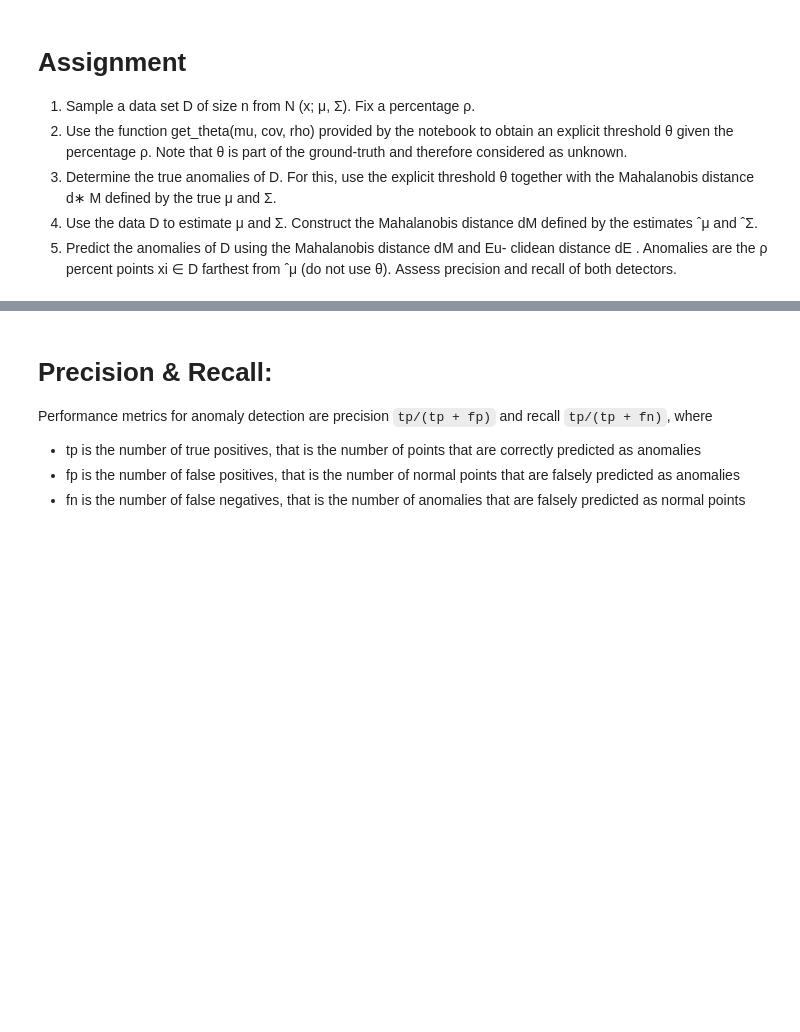
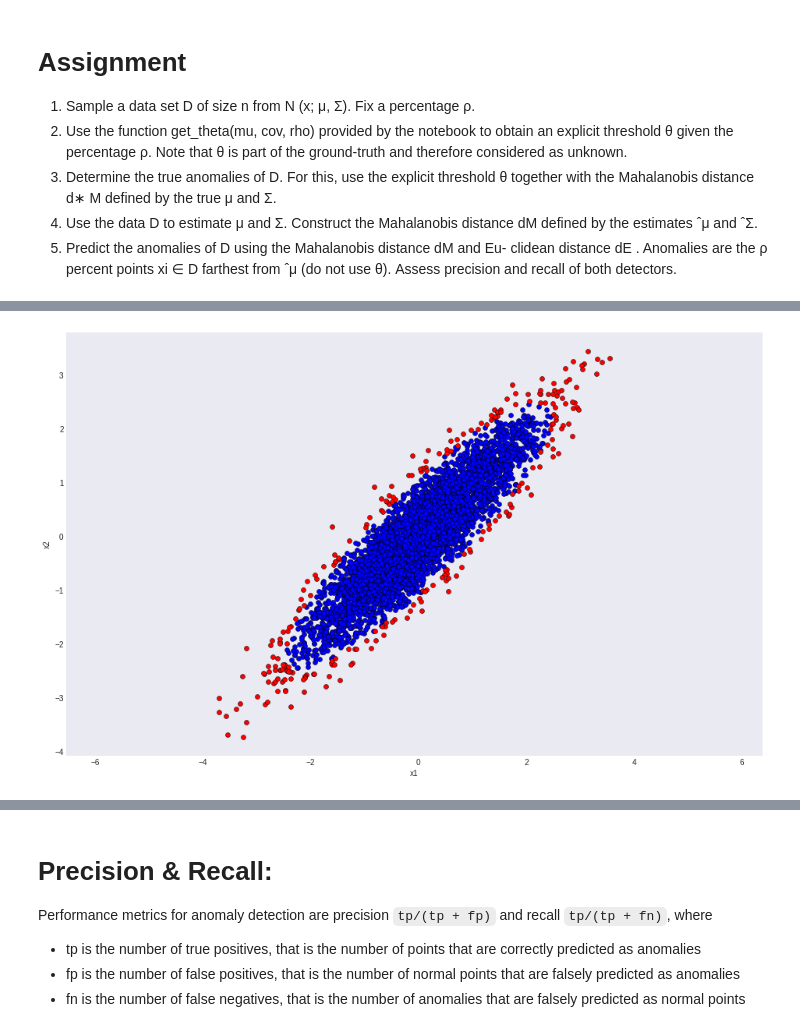
Before and after one commit to larsaars/machine_learning_tests, a Jupyter notebook: assignment_5_1/anomaly.ipynb, the cells around one changed output, grey strips where cells are left out. Drawn from its saved outputs; the diff is of its cells as text; code cells hidden in the pictures; blank space fills up the shorter version.

```diff
--- a/assignment_5_1/anomaly.ipynb
+++ b/assignment_5_1/anomaly.ipynb
@@ -162,3 +222,8 @@ I_m_E = d_m_E > eta_m
 I_e_E = d_e_E > eta_e
 
 assert len(I_m_E[I_m_E]) / len(I_m_E) == rho * .01
+# %%
+# plot data with estimated outliers from mahalanobis distance
+plt_points(D, I_m_E)
+# %% [output]
+[figure, added]
```
Also changed, not shown: parts of 7 cells of this notebook, 1 other file.
